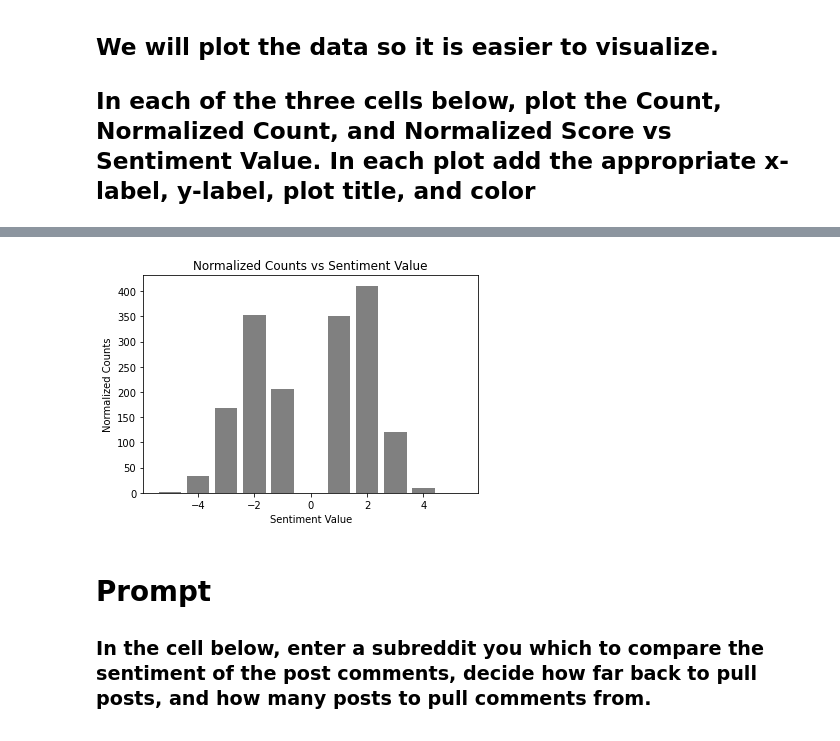
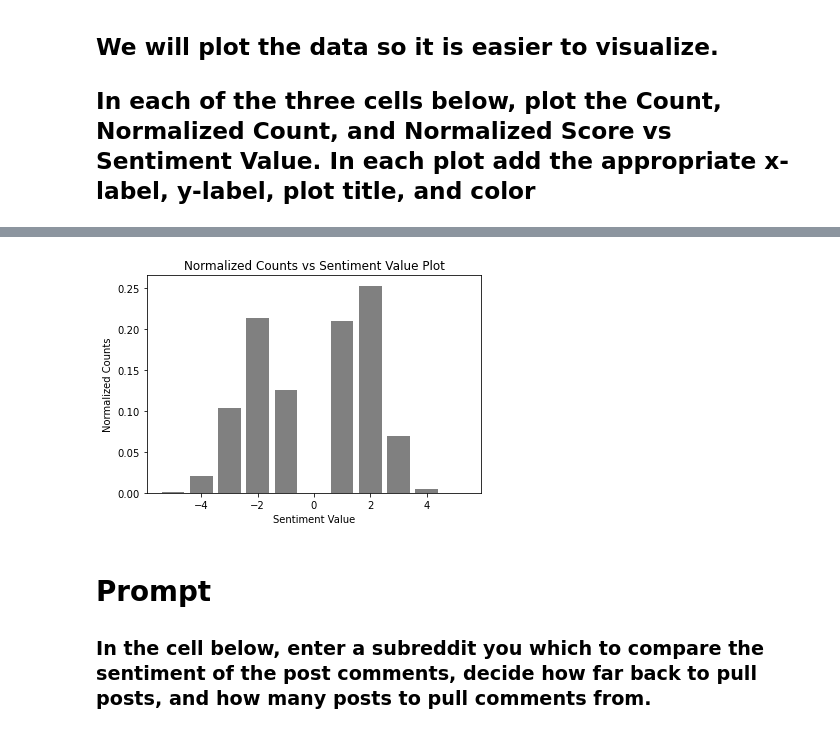
Before and after one commit to ebayandelger/MSDS600, a Jupyter notebook: Reddit_Sentiment_Assignment.ipynb, the cells around one changed output, grey strips where cells are left out. Cells and saved outputs as stored; diff of their text form; code cells hidden in the pictures.

```diff
--- a/Reddit_Sentiment_Assignment.ipynb
+++ b/Reddit_Sentiment_Assignment.ipynb
@@ -238,0 +251,3 @@ plt.show()
+# %%
+comment_sentiment_df['Normalized_Counts'] = comment_sentiment_df['Counts'] / comment_sentiment_df['Counts'].sum()  # Normalize the Count
+comment_sentiment_df
@@ -239,12 +267,12 @@ plt.show()
 # %%
-# Normalized Counts vs Sentiment Value Plot
-plt.bar(comment_sentiment_df['Sentiment_Value'], comment_sentiment_df['Counts'], color='gray')  # add the y-values and color
+# Count vs Sentiment Value Plot
+plt.bar(comment_sentiment_df['Sentiment_Value'], comment_sentiment_df['Normalized_Counts'], color='gray')  # add the y-values and color
 plt.xlabel('Sentiment Value')  # add x-label
 plt.ylabel('Normalized Counts')  # add y-label
-plt.title('Normalized Counts vs Sentiment Value')  # add title
+plt.title('Normalized Counts vs Sentiment Value Plot')  # add title
 plt.show()
 # %% [output]
-[figure, old version]
+[figure, new version]
 # %% [markdown]
 # Prompt
 ### In the cell below, enter a subreddit you which to compare the sentiment of the post comments, decide how far back to pull posts, and how many posts to pull comments from.
```
Also changed, not shown: parts of 12 cells of this notebook.
